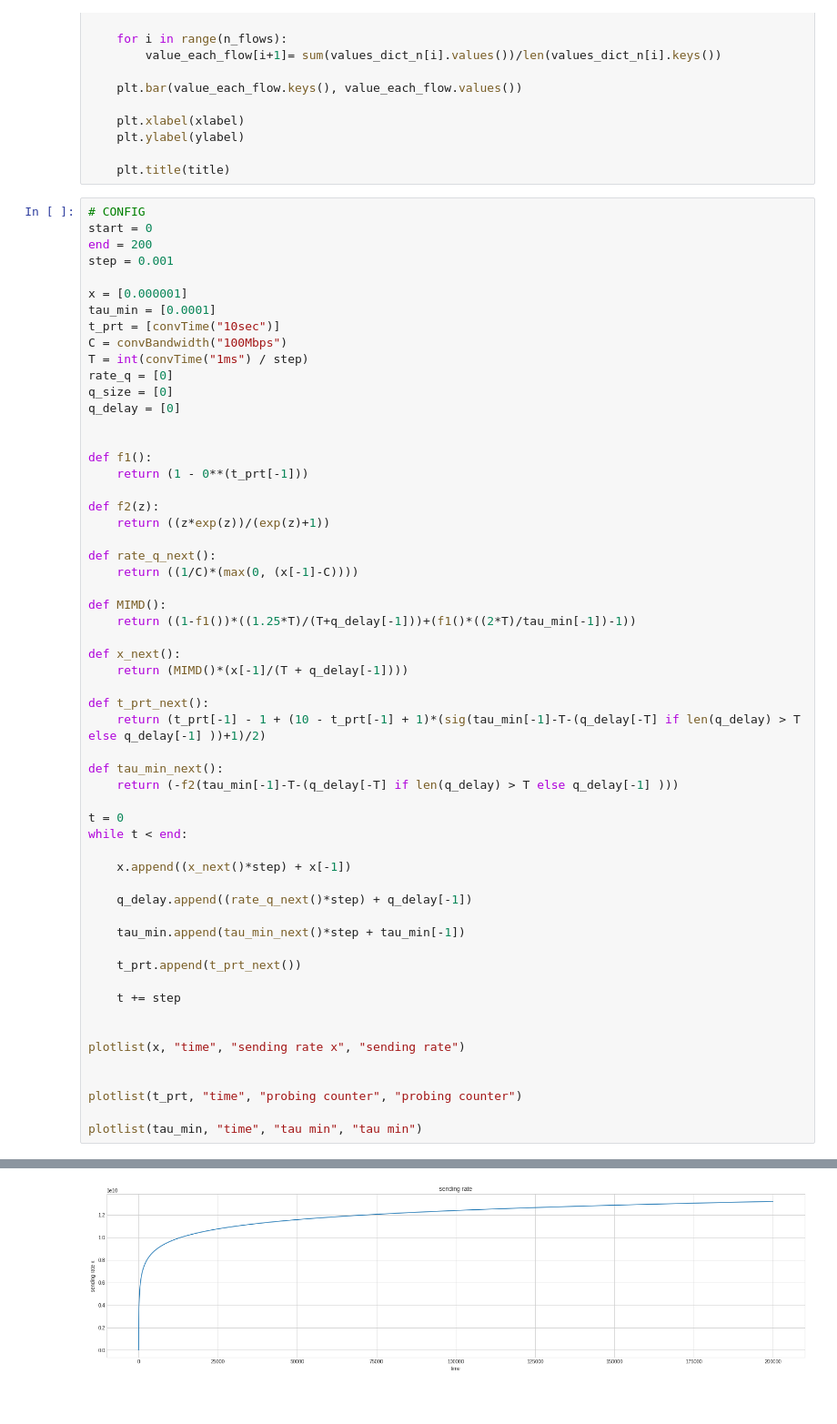
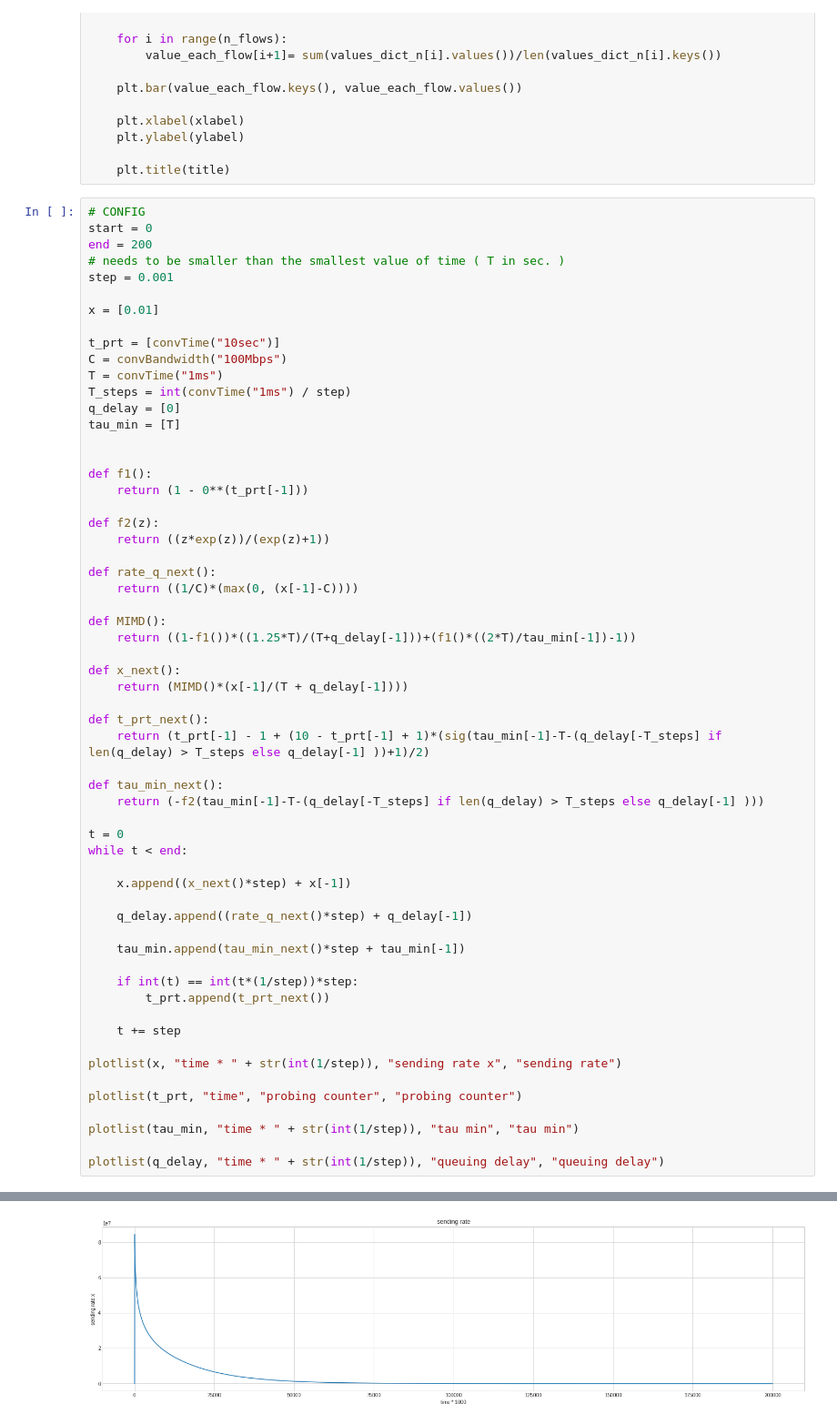
Before and after one commit to divyashk/TCP-BBR-ns3, a Jupyter notebook: dumbell-ns3/2-phase/cal_new.ipynb, the cells around one changed output, grey strips where cells are left out. Shown at 91% size. Drawn from its saved outputs; the diff is of its cells as text; blank space fills up the shorter version.

Commit message:
Sending rate now decreases

```diff
--- a/dumbell-ns3/2-phase/cal_new.ipynb
+++ b/dumbell-ns3/2-phase/cal_new.ipynb
@@ -106,16 +106,17 @@ def plotvstime_avg_each_flow(values_dict_n, xlabel, ylabel, title, n_flows):
 # CONFIG
 start = 0
 end = 200
+# needs to be smaller than the smallest value of time ( T in sec. )
 step = 0.001
 
-x = [0.000001]
-tau_min = [0.0001]
+x = [0.01]
+
 t_prt = [convTime("10sec")]
 C = convBandwidth("100Mbps")
-T = int(convTime("1ms") / step)
-rate_q = [0]
-q_size = [0]
+T = convTime("1ms")
+T_steps = int(convTime("1ms") / step)
 q_delay = [0]
+tau_min = [T]
 
 
 def f1():
@@ -134,10 +135,10 @@ def x_next():
     return (MIMD()*(x[-1]/(T + q_delay[-1])))
 
 def t_prt_next():
-    return (t_prt[-1] - 1 + (10 - t_prt[-1] + 1)*(sig(tau_min[-1]-T-(q_delay[-T] if len(q_delay) > T else q_delay[-1] ))+1)/2)
+    return (t_prt[-1] - 1 + (10 - t_prt[-1] + 1)*(sig(tau_min[-1]-T-(q_delay[-T_steps] if len(q_delay) > T_steps else q_delay[-1] ))+1)/2)
 
 def tau_min_next():
-    return (-f2(tau_min[-1]-T-(q_delay[-T] if len(q_delay) > T else q_delay[-1] )))
+    return (-f2(tau_min[-1]-T-(q_delay[-T_steps] if len(q_delay) > T_steps else q_delay[-1] )))
 
 t = 0
 while t < end:
@@ -148,15 +149,16 @@ while t < end:
 
     tau_min.append(tau_min_next()*step + tau_min[-1])
 
-    t_prt.append(t_prt_next())
+    if int(t) == int(t*(1/step))*step:
+        t_prt.append(t_prt_next())
 
     t += step
 
-
-plotlist(x, "time", "sending rate x", "sending rate")
-
+plotlist(x, "time * " + str(int(1/step)), "sending rate x", "sending rate")
 
 plotlist(t_prt, "time", "probing counter", "probing counter")
 
-plotlist(tau_min, "time", "tau min", "tau min")
+plotlist(tau_min, "time * " + str(int(1/step)), "tau min", "tau min")
+
+plotlist(q_delay, "time * " + str(int(1/step)), "queuing delay", "queuing delay")
 # %% [output]
@@ -164 +165 @@ plotlist(tau_min, "time", "tau min", "tau min")
-[figure, old version]
+[figure, new version]
```
Also changed, not shown: parts of 1 cell of this notebook.
